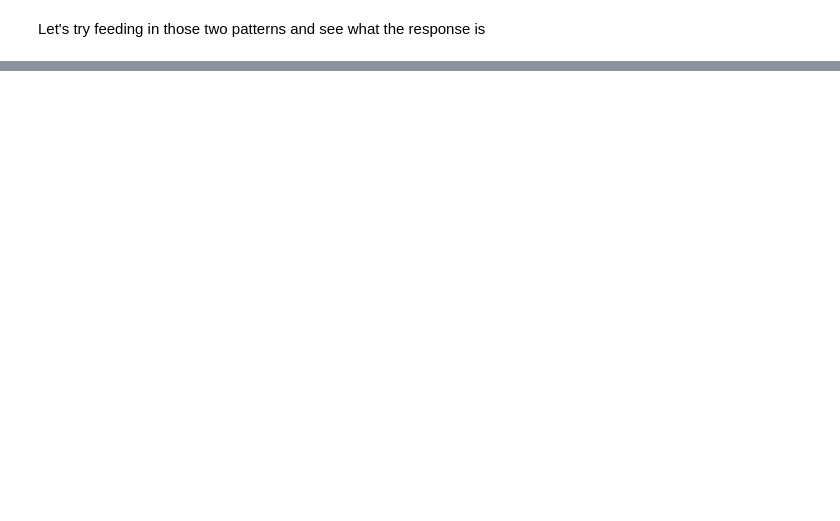
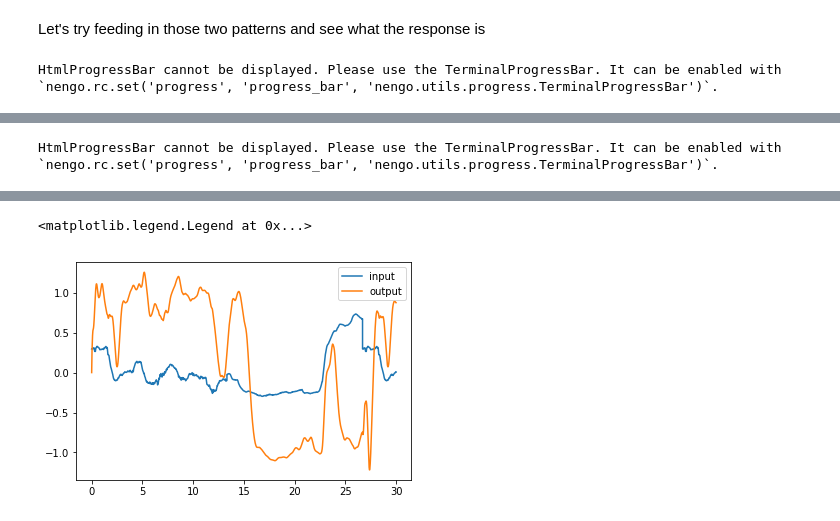
Before and after one commit to maddybartlett/NEN001, a Jupyter notebook: PatternInterpolationPCA.ipynb, the cells around one changed output, grey strips where cells are left out. Cells and saved outputs as stored; diff of their text form; code cells hidden in the pictures; blank space fills up the shorter version.

```diff
--- a/PatternInterpolationPCA.ipynb
+++ b/PatternInterpolationPCA.ipynb
@@ -124,7 +126,7 @@ p_all = np.hstack([p1, p2])
 model = nengo.Network()
 model.networks.append(net)
 with model:
-    stim = nengo.Node(nengo.processes.PresentInput(p_all, presentation_time=0.015))
+    stim = nengo.Node(nengo.processes.PresentInput(p_all, presentation_time=0.001))
     nengo.Connection(stim, rw.input, synapse=None)
 
     p_result = nengo.Probe(result)
@@ -135,3 +137,5 @@ sim.run(30)
 plt.plot(sim.trange(), sim.data[p_stim], label='input')
 plt.plot(sim.trange(), sim.data[p_result], label='output')
 plt.legend(loc='best')
+# %% [output]
+HtmlProgressBar cannot be displayed. Please use the TerminalProgressBar. It can be enabled with `nengo.rc.set('progress', 'progress_bar', 'nengo.utils.progress.TerminalProgressBar')`.
@@ -137,0 +143 @@ plt.legend(loc='best')
+HtmlProgressBar cannot be displayed. Please use the TerminalProgressBar. It can be enabled with `nengo.rc.set('progress', 'progress_bar', 'nengo.utils.progress.TerminalProgressBar')`.
@@ -137,0 +145,2 @@ plt.legend(loc='best')
+<matplotlib.legend.Legend at 0x...>
+[figure, added]
```
Also changed, not shown: parts of 5 cells of this notebook.
